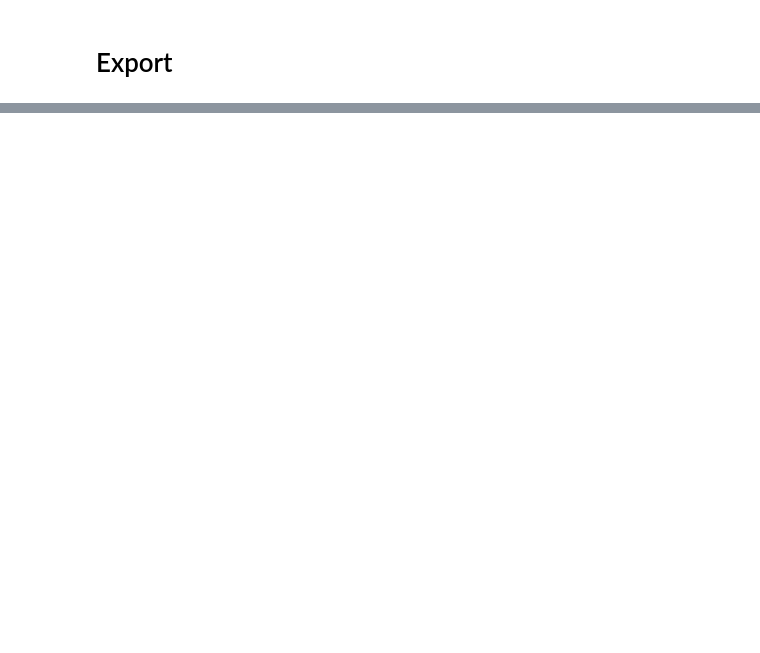
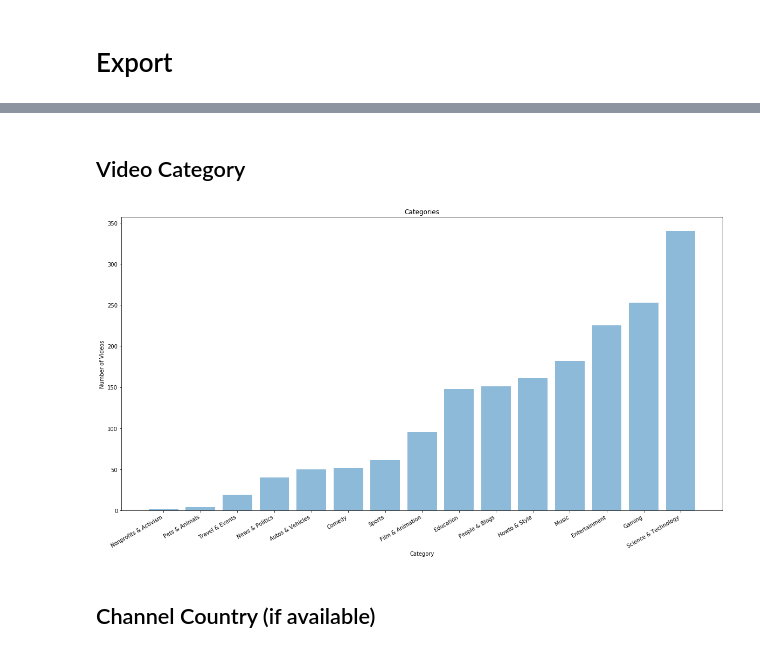
Before and after one commit to mike-swart/AdIntuition, a Jupyter notebook: data/AdIntuitionData.ipynb, the cells around one changed output, grey strips where cells are left out. Cells and saved outputs as stored; diff of their text form; code cells hidden in the pictures; blank space fills up the shorter version.

```diff
--- a/data/AdIntuitionData.ipynb
+++ b/data/AdIntuitionData.ipynb
@@ -441,0 +544,7 @@ with open("videos.tsv", 'w+') as csvfile:
+# %%
+for vid in video_data.keys():
+    try:
+        views = int(video_data[vid][countIndex])
+        viewCount.append(views)
+    except:
+        pass
@@ -441,0 +571,38 @@ with open("videos.tsv", 'w+') as csvfile:
+# %% [markdown]
+## Video Category
+# %%
+categories = {}
+vidCategoryIndex = -1 # start here because increment by 1 at the beginning
+for header in headers:
+    vidCategoryIndex += 1
+    if header == 'vidCategory':
+        break
+# %%
+cats = {42: 'Shorts', 43: 'Shows', 24: 'Entertainment', 25: 'News & Politics', 26: 'Howto & Style', 27: 'Education', 20: 'Gaming', 21: 'Videoblogging', 22: 'People & Blogs', 23: 'Comedy', 44: 'Trailers', 28: 'Science & Technology', 29: 'Nonprofits & Activism', 40: 'Sci-Fi/Fantasy', 41: 'Thriller', 1: 'Film & Animation', 2: 'Autos & Vehicles', 10: 'Music', 39: 'Horror', 38: 'Foreign', 15: 'Pets & Animals', 17: 'Sports', 19: 'Travel & Events', 18: 'Short Movies', 31: 'Anime/Animation', 30: 'Movies', 37: 'Family', 36: 'Drama', 35: 'Documentary', 34: 'Comedy', 33: 'Classics', 32: 'Action/Adventure'}
+# %%
+for vid in video_data.keys():
+    category = video_data[vid][vidCategoryIndex]
+    try:
+        category = int(category)
+    except:
+        continue
+    if category not in categories:
+        categories[category] = 0
+    categories[category] += 1
+# %%
+plt.figure(figsize=(20,10))
+lists = sorted(categories.items(), key=operator.itemgetter(1)) #sort on value
+x, y = zip(*lists)
+cat_names = []
+for cat in x:
+    cat_names.append(cats[cat])
+plt.bar(cat_names, y, align='center', alpha=0.5)
+plt.xticks(rotation=30, horizontalalignment='right')
+plt.title("Categories")
+plt.ylabel('Number of Videos')
+plt.xlabel('Category')
+plt.show()
+# %% [output]
+[figure, added]
+# %% [markdown]
+## Channel Country (if available)
```
Also changed, not shown: parts of 51 cells of this notebook.
